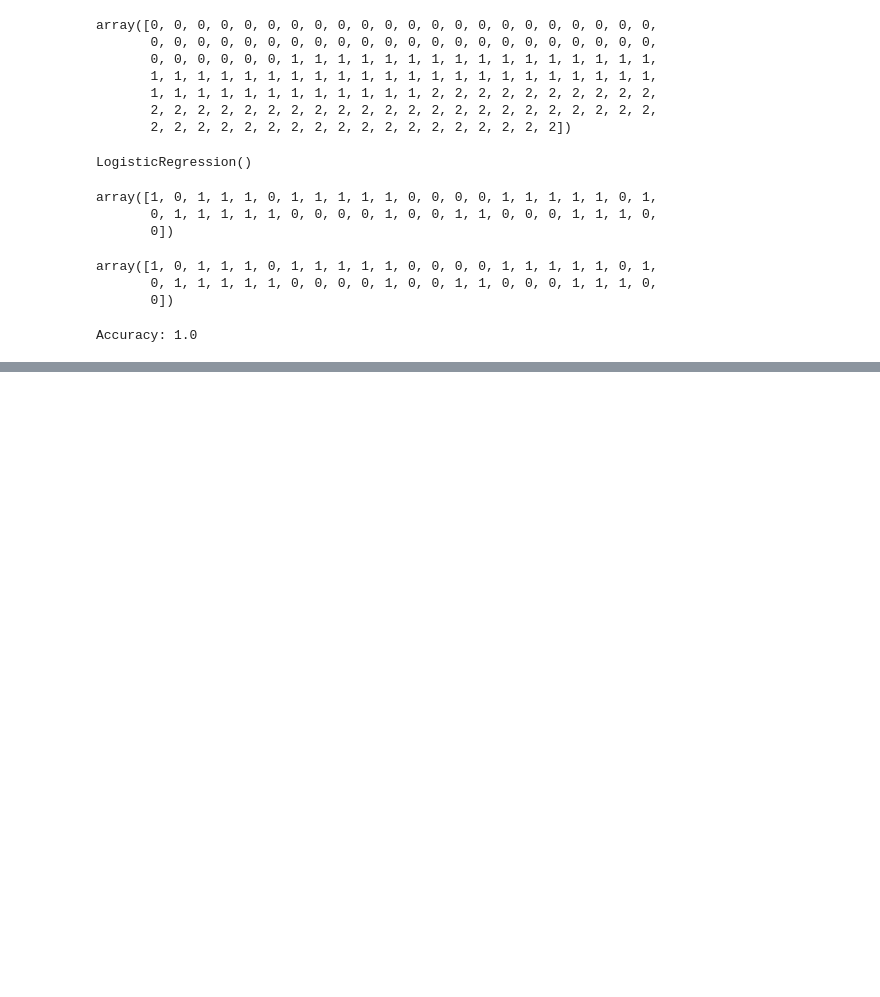
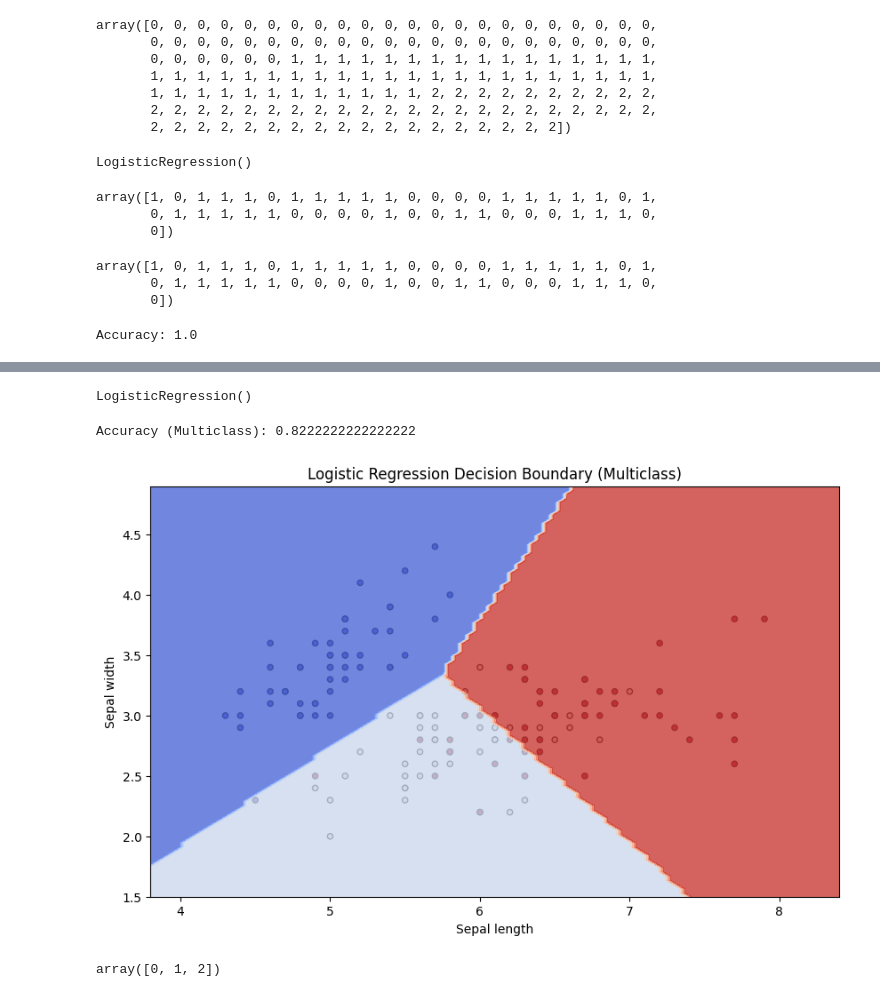
Before and after one commit to usshaa/BB_ML_Notebooks, a Jupyter notebook: 02-Supervised Learning Algorithm/02_Logistic_Regression/01-Logistic Regression.ipynb, the cells around one changed output, grey strips where cells are left out. Saved outputs shown, nothing was run; the diff lists cells and outputs as text; code cells hidden in the pictures; blank space fills up the shorter version.

```diff
--- a/02-Supervised Learning Algorithm/02_Logistic_Regression/01-Logistic Regression.ipynb
+++ b/02-Supervised Learning Algorithm/02_Logistic_Regression/01-Logistic Regression.ipynb
@@ -186,0 +193,16 @@ plt.show()
+# %%
+# Load the Iris dataset for multiclass classification
+iris_multi = load_iris()
+X_multi = iris_multi.data[:, :2]  # Use the first two features
+y_multi = iris_multi.target  # Use all three classes
+# %%
+# Split the data into training and testing sets
+X_train_multi, X_test_multi, y_train_multi, y_test_multi = train_test_split(X_multi, y_multi, test_size=0.3, random_state=42)
+# %%
+# Initialize Logistic Regression classifier for multiclass
+log_reg_multi = LogisticRegression()
+# %%
+# Train the classifier
+log_reg_multi.fit(X_train_multi, y_train_multi)
+# %% [output]
+LogisticRegression()
@@ -186,0 +212,44 @@ plt.show()
+# %%
+# Calculate accuracy
+accuracy_multi = accuracy_score(y_test_multi, y_pred_multi)
+print("Accuracy (Multiclass):", accuracy_multi)
+# %% [output]
+Accuracy (Multiclass): 0.8222222222222222
+# %%
+# Visualize decision boundary for multiclass
+plt.figure(figsize=(10, 6))
+plt.scatter(X_multi[:, 0], X_multi[:, 1], c=y_multi, cmap=plt.cm.coolwarm, s=20, edgecolors='k')
+
+# Plot the decision boundary
+x_min, x_max = X_multi[:, 0].min() - .5, X_multi[:, 0].max() + .5
+y_min, y_max = X_multi[:, 1].min() - .5, X_multi[:, 1].max() + .5
+xx, yy = np.meshgrid(np.linspace(x_min, x_max, 100), np.linspace(y_min, y_max, 100))
+
+# Predict for each point in the meshgrid
+Z_multi = log_reg_multi.predict(np.c_[xx.ravel(), yy.ravel()])
+
+# Put the result into a color plot
+Z_multi = Z_multi.reshape(xx.shape)
+plt.contourf(xx, yy, Z_multi, cmap=plt.cm.coolwarm, alpha=0.8)
+
+plt.xlabel('Sepal length')
+plt.ylabel('Sepal width')
+plt.title('Logistic Regression Decision Boundary (Multiclass)')
+plt.show()
+# %% [output]
+[figure, added]
+# %%
+# Each row represents a sample with 'sepal length' and 'sepal width'
+sample_input = np.array([[5.0, 3.5],  # Example 1: likely Setosa
+                         [6.0, 3.0],  # Example 2: likely Versicolor
+                         [7.0, 3.2]]) # Example 3: likely Virginica
+
+# Predict the class for each sample
+predicted_classes = log_reg_multi.predict(sample_input)
+
+# Get the class names
+class_names = iris_multi.target_names
+
+predicted_classes
+# %% [output]
+array([0, 1, 2])
```
Also changed, not shown: parts of 7 cells of this notebook.
